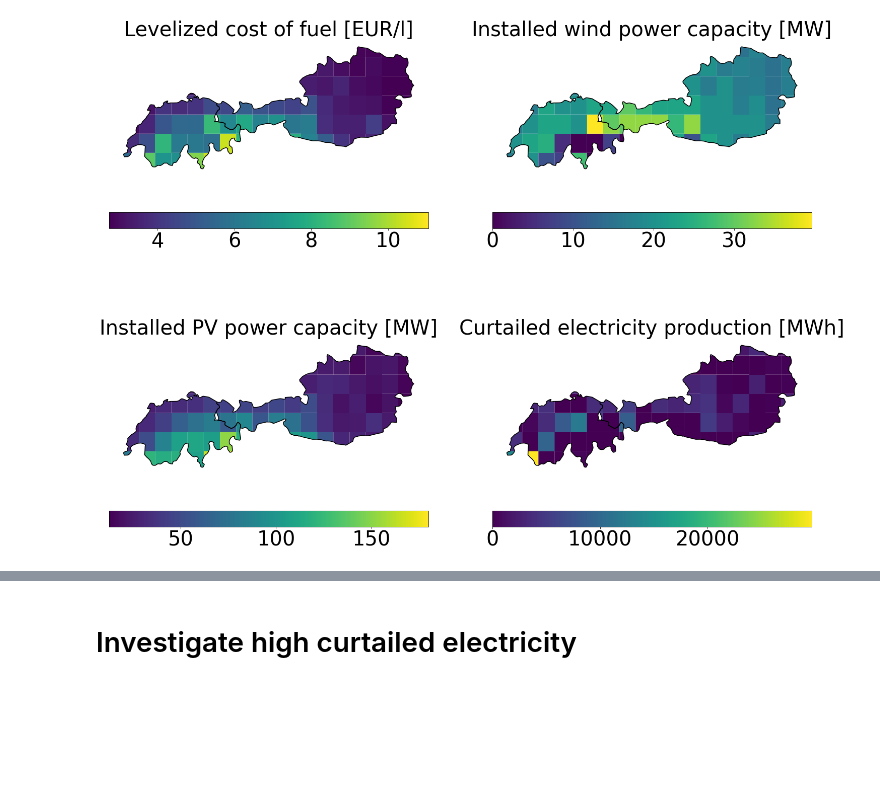
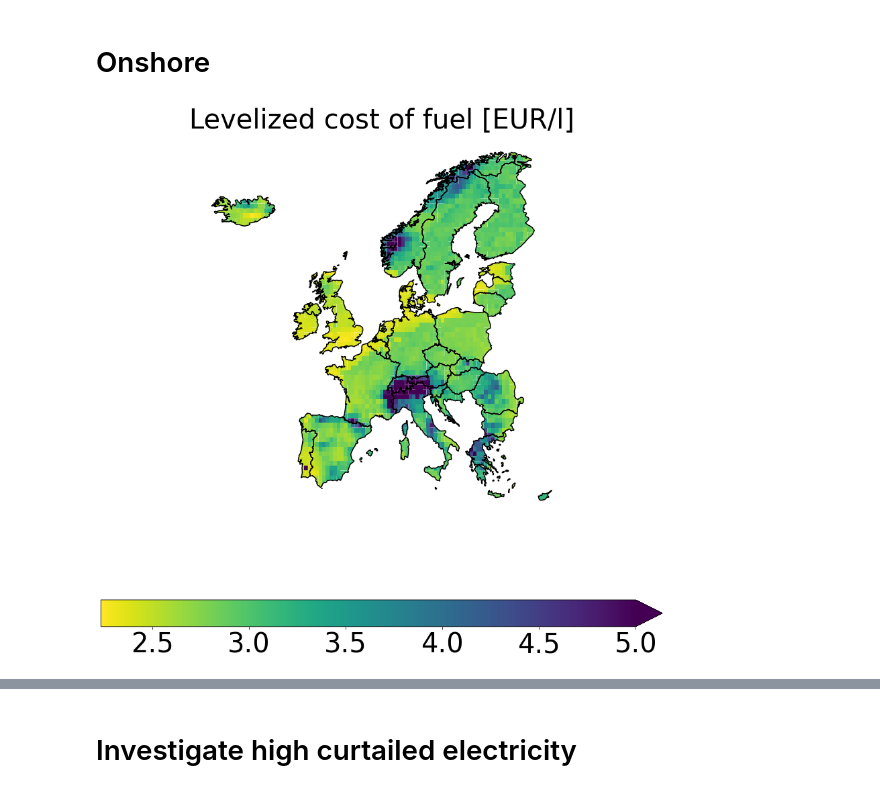
Before and after one commit to kwdseymour/EuroSAFs, a Jupyter notebook: scripts/04_evaluation/lcof_post_exploration.ipynb, the cells around one changed output, grey strips where cells are left out. Saved outputs shown, nothing was run; the diff lists cells and outputs as text; code cells hidden in the pictures; blank space fills up the shorter version.

```diff
--- a/scripts/04_evaluation/lcof_post_exploration.ipynb
+++ b/scripts/04_evaluation/lcof_post_exploration.ipynb
@@ -15,6 +15,7 @@ from plant_optimization.notebook_tools import *
 # %%
 europe_grid = gpd.read_file('../../results_samples/Europe_Evaluation_Grid.shp')
 europe_grid.rename(columns={'grid_lat':'lat','grid_lon':'lon'},inplace=True)
+europe_grid['sea_node'] = europe_grid.sea_node.astype(bool)
 europe_borders = gpd.read_file('../../results_samples/Europe_WGS84.shp')
 # %%
 results_path = os.path.join('../../results/02_plant_optimization') # Points to the location of the results csv files
@@ -21,5 +68,9 @@ results_path = os.path.join('../../results/02_plant_optimization') # Points to t
+# %% [markdown]
+# Onshore
 # %%
-countries = ['Switzerland','Austria']
+# countries = ['Switzerland','Austria','Germany','France','Italy']
+# countries = ['Belgium']
+countries = europe_grid.country.unique()
 results = pd.DataFrame()
 for country in countries:
     df = pd.DataFrame()
@@ -27,3 +78,5 @@ for country in countries:
         df = df.append(pd.read_csv(file_glob,index_col=0))#.set_index(['lat','lon'])
     df['country'] = country
     results = results.append(df)
+results_gdf = gpd.GeoDataFrame(results.merge(europe_grid,on=['lat','lon','country'],how='left'))
+results_gdf = results_gdf.loc[~results_gdf.sea_node]
@@ -67,11 +83,14 @@ def plot_results(data,countries,metrics,figsize=(25,20),ncols=None,fontsize=None
 # %%
 data = results_gdf.copy()
-countries = ['Switzerland','Austria']
-metrics = {'LCOF_liter':'Levelized cost of fuel [EUR/l]',
-           'wind_capacity_MW':'Installed wind power capacity [MW]',
-           'PV_capacity_MW':'Installed PV power capacity [MW]',
-           'curtailed_el_MWh':'Curtailed electricity production [MWh]'}
+# countries = ['Switzerland','Austria','Germany']
+metrics = {'LCOF_liter':'Levelized cost of fuel [EUR/l]'}#,
+#            'wind_capacity_MW':'Installed wind power capacity [MW]',
+#            'PV_capacity_MW':'Installed PV power capacity [MW]',
+#            'curtailed_el_MWh':'Curtailed electricity production [MWh]'}
+vmax_dict = {'LCOF_liter':5}#,'wind_capacity_MW':25,'PV_capacity_MW':50,'curtailed_el_MWh':5000}
+legend_kwds = {'extend':'max'}
 fontsize = 40
-plot_results(data=data,countries=countries,metrics=metrics,fontsize=fontsize)
+plot_results(data=data,countries=countries,metrics=metrics,vmax_dict=vmax_dict,legend_kwds=legend_kwds,figsize=(15,15),fontsize=fontsize)
+# plt.savefig('../../gfx/LCOF_onshore.png',dpi=400)
 # %% [output]
-[figure, old version]
+[figure, new version]
```
Also changed, not shown: parts of 28 cells of this notebook.
